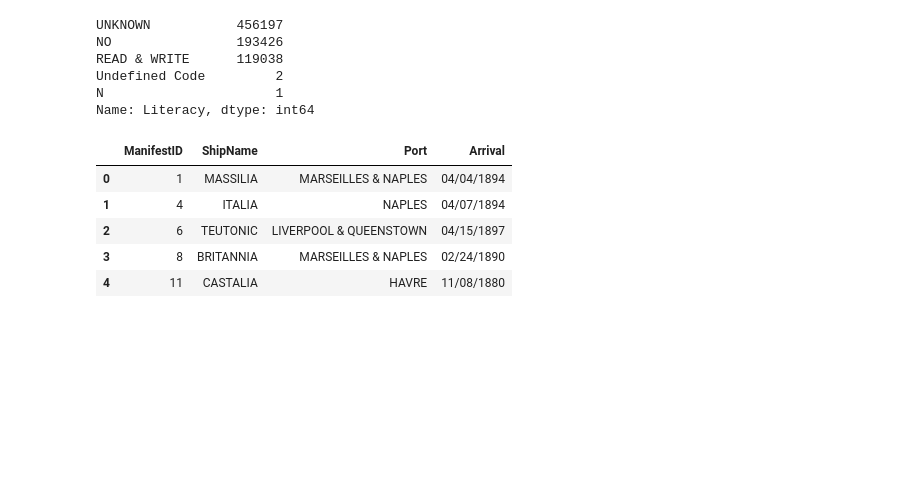
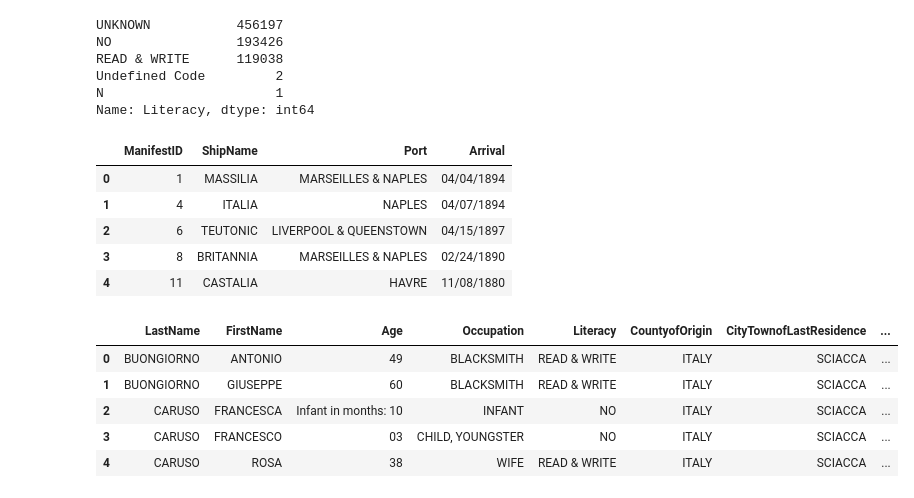
Before and after one commit to courtneysimonse/sicily-immigrants, a Jupyter notebook: Italians_data_exploration.ipynb, the cells around one changed output. Cells and saved outputs as stored; diff of their text form; code cells hidden in the pictures; blank space fills up the shorter version.

```diff
--- a/Italians_data_exploration.ipynb
+++ b/Italians_data_exploration.ipynb
@@ -173,3 +202,16 @@ manifests.head()
 | 2 | 6 | TEUTONIC | LIVERPOOL & QUEENSTOWN | 04/15/1897 |
 | 3 | 8 | BRITANNIA | MARSEILLES & NAPLES | 02/24/1890 |
 | 4 | 11 | CASTALIA | HAVRE | 11/08/1880 |
+# %%
+sicilydf['ManifestID'] = sicilydf['ManifestID'].astype('int')
+# %%
+sicilydf = pd.merge(sicilydf, manifests, how='left', on='ManifestID')
+# %%
+sicilydf.head()
+# %% [output]
+|  | LastName | FirstName | Age | Occupation | Literacy | CountyofOrigin | CityTownofLastResidence | ... |
+| 0 | BUONGIORNO | ANTONIO | 49 | BLACKSMITH | READ & WRITE | ITALY | SCIACCA | ... |
+| 1 | BUONGIORNO | GIUSEPPE | 60 | BLACKSMITH | READ & WRITE | ITALY | SCIACCA | ... |
+| 2 | CARUSO | FRANCESCA | Infant in months: 10 | INFANT | NO | ITALY | SCIACCA | ... |
+| 3 | CARUSO | FRANCESCO | 03 | CHILD, YOUNGSTER | NO | ITALY | SCIACCA | ... |
+| 4 | CARUSO | ROSA | 38 | WIFE | READ & WRITE | ITALY | SCIACCA | ... |
```
Also changed, not shown: parts of 11 cells of this notebook, 3 other files.
